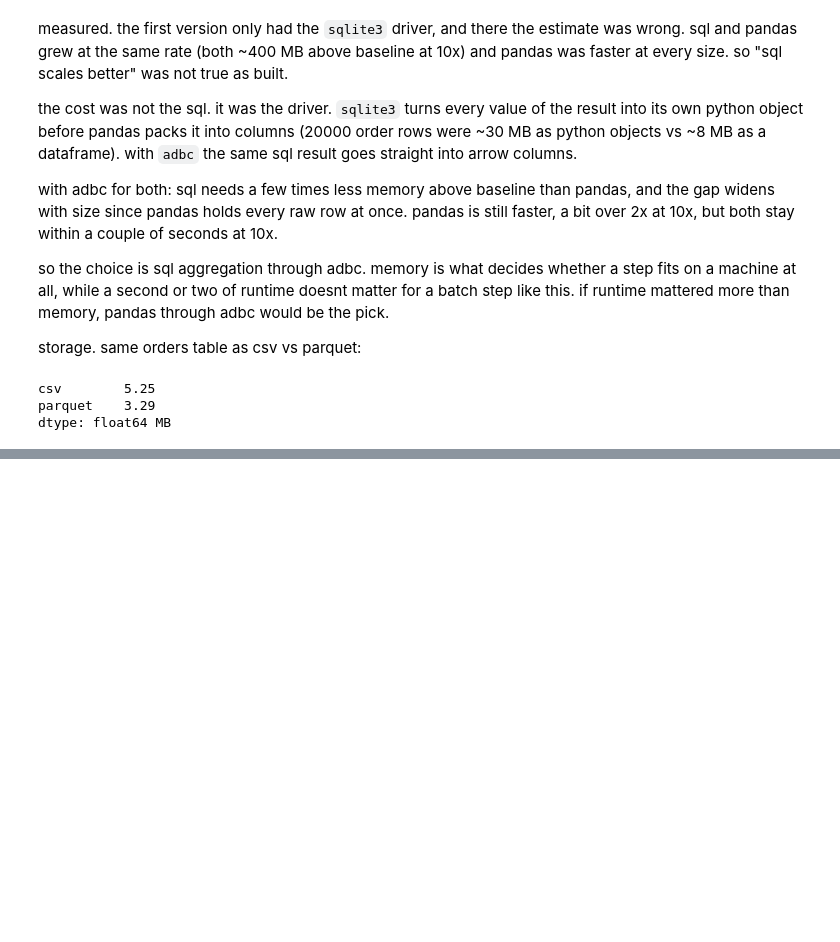
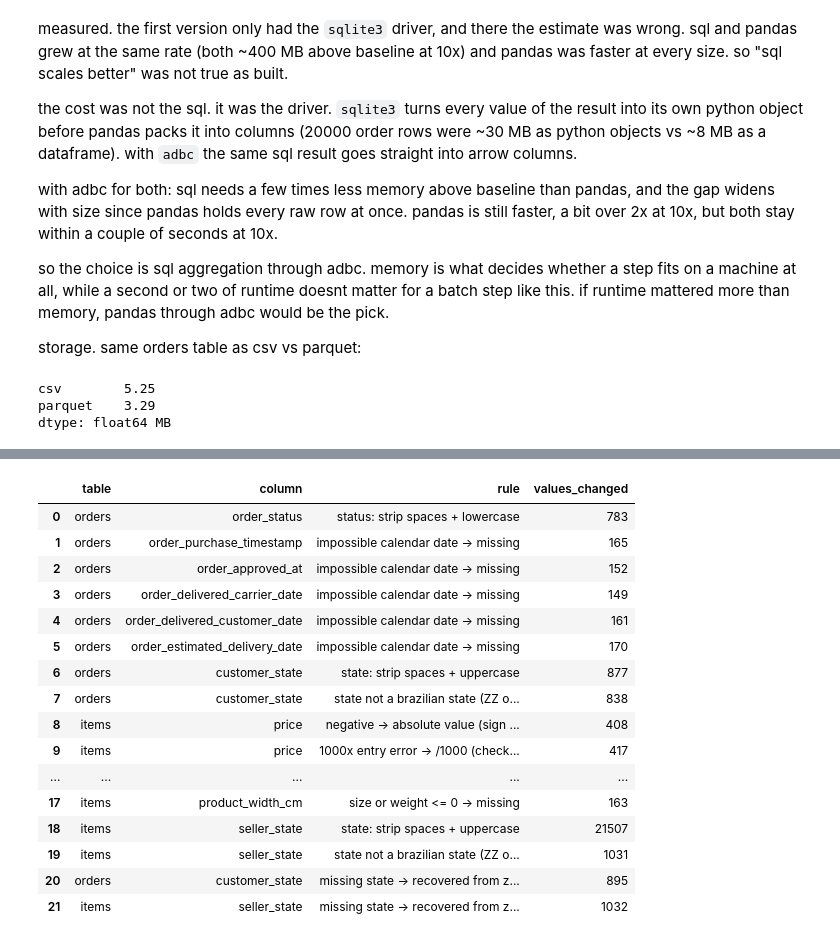
Before and after one commit to 11NOel11/eng2040-assignment1, a Jupyter notebook: pipeline.ipynb, the cells around one changed output, grey strips where cells are left out. Cells and saved outputs as stored; diff of their text form; code cells hidden in the pictures; blank space fills up the shorter version.

```diff
--- a/pipeline.ipynb
+++ b/pipeline.ipynb
@@ -333,0 +429,20 @@ dtype: float64 MB
+# %%
+paid = (o.set_index("order_id").payment_sum_centavos / 100)
+complete = o.set_index("order_id").eval("n_price_null == 0 and n_freight_null == 0 and n_payment_null == 0 and n_items > 0")
+kind = pd.DataFrame({"order_id": it.order_id, "price neg": it.price < 0, "price big": it.price > 5000,
+                     "freight neg": it.freight_value < 0, "freight big": it.freight_value > 500}).fillna(False).groupby("order_id").any()
+single = kind.sum(axis=1) == 1
+
+def match_rate(p, f, ids):
+    t = pd.DataFrame({"order_id": it.order_id, "t": p + f}).groupby("order_id").t.sum()
+    return round(float(((paid[ids] - t[ids]).abs() <= 0.01).mean()), 3)
+
+big = lambda x, cap, k: x.where(~(x > cap).fillna(False), x / k)
+rows = []
+for k in kind:
+    ids = kind.index[kind[k] & single].intersection(complete.index[complete])
+    p, f = it.price, it.freight_value
+    fixes = {"none": (p, f), "abs": (p.abs(), f.abs()), "/100": (big(p, 5000, 100), big(f, 500, 100)), "/1000": (big(p, 5000, 1000), big(f, 500, 1000))}
+    rows.append({"problem": k, "orders": len(ids), **{fx: match_rate(*v, ids) for fx, v in fixes.items()}})
+evidence = pd.DataFrame(rows).set_index("problem")
+evidence
@@ -333,0 +460,43 @@ dtype: float64 MB
+# %%
+# orders
+change("orders", o, "order_id", "order_status", o.order_status != st, st, "status: strip spaces + lowercase")
+for c in TS:
+    change("orders", o, "order_id", c, o[c].notna() & parse(o[c]).isna(), None, "impossible calendar date -> missing")
+    o[c] = parse(o[c])
+cs = o.customer_state.str.strip().str.upper()
+change("orders", o, "order_id", "customer_state", o.customer_state != cs, cs, "state: strip spaces + uppercase")
+change("orders", o, "order_id", "customer_state", ~o.customer_state.isin(UF) & o.customer_state.notna(), None, "state not a brazilian state (ZZ or blank) -> missing")
+
+# items
+for c, cap in [("price", 5000), ("freight_value", 500)]:
+    change("items", it, "item_key", c, it[c] < 0, it[c].abs(), "negative -> absolute value (sign flip, checked against payments)")
+    change("items", it, "item_key", c, it[c] > cap, it[c] / 1000, "1000x entry error -> /1000 (checked against payments)")
+cat = it.product_category_name.str.strip().str.lower()
+change("items", it, "item_key", "product_category_name", it.product_category_name != cat, cat, "category: strip spaces + lowercase")
+change("items", it, "item_key", "product_category_name", it.product_category_name == "unmapped_category", None, "placeholder category -> missing")
+for c in ["product_weight_g", "product_length_cm", "product_height_cm", "product_width_cm"]:
+    change("items", it, "item_key", c, it[c] <= 0, None, "size or weight <= 0 -> missing")
+ss = it.seller_state.str.strip().str.upper()
+change("items", it, "item_key", "seller_state", it.seller_state != ss, ss, "state: strip spaces + uppercase")
+change("items", it, "item_key", "seller_state", ~it.seller_state.isin(UF) & it.seller_state.notna(), None, "state not a brazilian state (ZZ or blank) -> missing")
+
+# a zip prefix belongs to one state, so a missing state can come back from the zip if that zip is seen elsewhere with exactly one state
+zs = pd.concat([o[["customer_zip_code_prefix", "customer_state"]].set_axis(["zip", "state"], axis=1),
+                it[["seller_zip_code_prefix", "seller_state"]].set_axis(["zip", "state"], axis=1)]).dropna()
+n = zs.groupby("zip").state.nunique()
+print("zip prefixes seen with a valid state:", len(n), "| seen with more than one state:", int((n > 1).sum()))
+zmap = zs[zs.zip.isin(n.index[n == 1])].drop_duplicates("zip").set_index("zip").state
+o["customer_state_recovered"] = (o.customer_state.isna() & o.customer_zip_code_prefix.isin(zmap.index)).fillna(False).astype("bool[pyarrow]")
+change("orders", o, "order_id", "customer_state", o.customer_state_recovered, o.customer_zip_code_prefix.map(zmap), "missing state -> recovered from zip prefix")
+change("items", it, "item_key", "seller_state", it.seller_state.isna() & it.seller_zip_code_prefix.isin(zmap.index), it.seller_zip_code_prefix.map(zmap), "missing state -> recovered from zip prefix")
+print("customer state still missing:", o.customer_state.isna().sum(), "| seller state still missing:", it.seller_state.isna().sum())
+
+tr["product_category_name"] = tr.product_category_name.str.strip().str.lower()
+print("translation keys unique after normalising:", tr.product_category_name.is_unique)
+it = it.merge(tr, on="product_category_name", how="left")
+print("categories with no english name:", it.product_category_name[it.product_category_name_english.isna()].dropna().unique())
+
+changes = pd.concat(log, ignore_index=True)
+summary = changes.groupby(["table", "column", "rule"], sort=False).size().rename("values_changed").reset_index()
+summary
+# %% [output]
@@ -333,0 +509,17 @@ dtype: float64 MB
+|  | table | column | rule | values_changed |
+| 0 | orders | order_status | status: strip spaces + lowercase | 783 |
+| 1 | orders | order_purchase_timestamp | impossible calendar date -> missing | 165 |
+| 2 | orders | order_approved_at | impossible calendar date -> missing | 152 |
+| 3 | orders | order_delivered_carrier_date | impossible calendar date -> missing | 149 |
+| 4 | orders | order_delivered_customer_date | impossible calendar date -> missing | 161 |
+| 5 | orders | order_estimated_delivery_date | impossible calendar date -> missing | 170 |
+| 6 | orders | customer_state | state: strip spaces + uppercase | 877 |
+| 7 | orders | customer_state | state not a brazilian state (ZZ o... | 838 |
+| 8 | items | price | negative -> absolute value (sign ... | 408 |
+| 9 | items | price | 1000x entry error -> /1000 (check... | 417 |
+| ... | ... | ... | ... | ... |
+| 17 | items | product_width_cm | size or weight <= 0 -> missing | 163 |
+| 18 | items | seller_state | state: strip spaces + uppercase | 21507 |
+| 19 | items | seller_state | state not a brazilian state (ZZ o... | 1031 |
+| 20 | orders | customer_state | missing state -> recovered from z... | 895 |
+| 21 | items | seller_state | missing state -> recovered from z... | 1032 |
```
Also changed, not shown: parts of 17 cells of this notebook, 1 other file.
